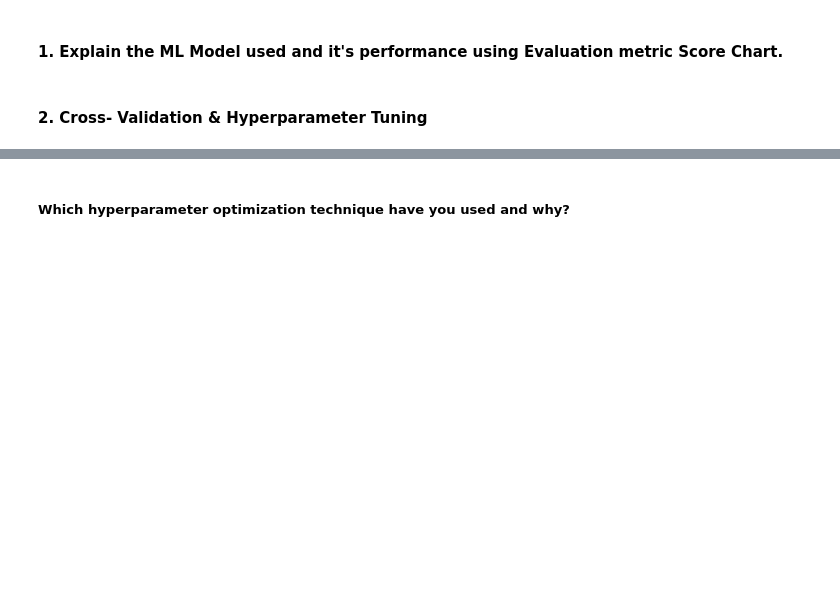
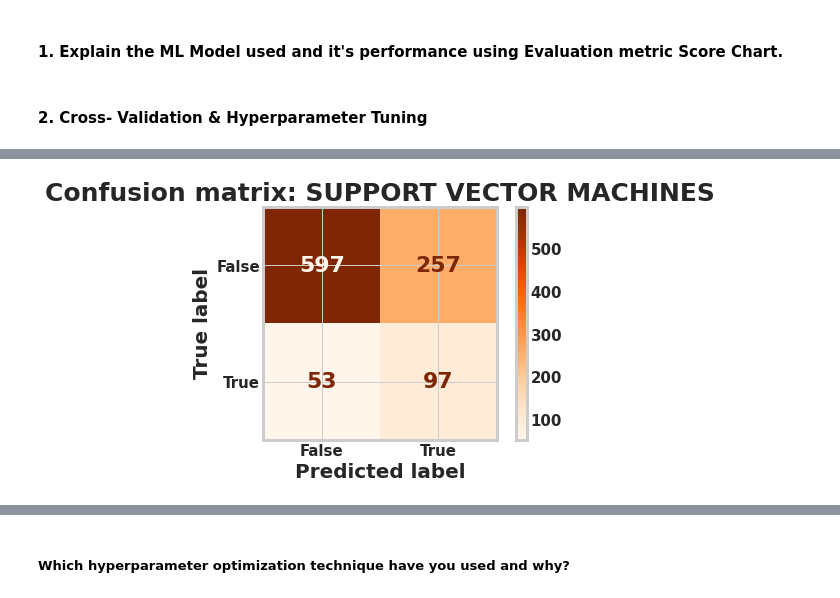
Before and after one commit to omkardesai98/Cardiovascular-Risk-Prediction, a Jupyter notebook: Cardiovascular_Risk_Prediction.ipynb, the cells around one changed output, grey strips where cells are left out. Drawn from its saved outputs; the diff is of its cells as text; code cells hidden in the pictures; blank space fills up the shorter version.

```diff
--- a/Cardiovascular_Risk_Prediction.ipynb
+++ b/Cardiovascular_Risk_Prediction.ipynb
@@ -1361,6 +1553,19 @@ Samples in the resampled dataset 3976
 # %%
 # ML Model - 1 Implementation with hyperparameter optimization techniques (i.e., GridSearch CV, RandomSearch CV, Bayesian Optimization etc.)
+svm_params = {'C':[0.1,1,2,10,40],'gamma':[0.01,0.001,0.0001],'class_weight': [{0: 0.4377889447236181, 1: 0.5622110552763819}]}
 
 # Fit the Algorithm
+# Using gridsearchcv to find best parameters
+svm_gridsearch = GridSearchCV(svm_model,
+                              svm_params,
+                              cv=cv_method,
+                              scoring= 'recall')
+svm_gridsearch.fit(X_train_scaled_smote,y_train_smote)
+svm_best_params = svm_gridsearch.best_params_
 
 # Predict on the model
+# %%
+# building knn model with best parameters
+svm_model = SVC(C=svm_best_params['C'],
+                gamma=svm_best_params['gamma']
+                )
@@ -1366,0 +1586,3 @@ Samples in the resampled dataset 3976
+# %%
+# Test predictions
+svm_test_pred = svm_model.predict(X_test_scaled)
@@ -1366,0 +1595,15 @@ Samples in the resampled dataset 3976
+# %%
+# Confusion matrix
+svm_confusion_matrix = cm(y_test, svm_test_pred)
+cm_display = cmd(confusion_matrix = svm_confusion_matrix, display_labels = [False, True])
+
+font = {'family' : 'DejaVu Sans',
+        'weight' : 'bold',
+        'size'   : 22}
+plt.rc('font', **font)
+
+cm_display.plot(cmap='Oranges')
+plt.title('Confusion matrix: SUPPORT VECTOR MACHINES')
+plt.show()
+# %% [output]
+[figure, added]
```
Also changed, not shown: parts of 33 cells of this notebook.
